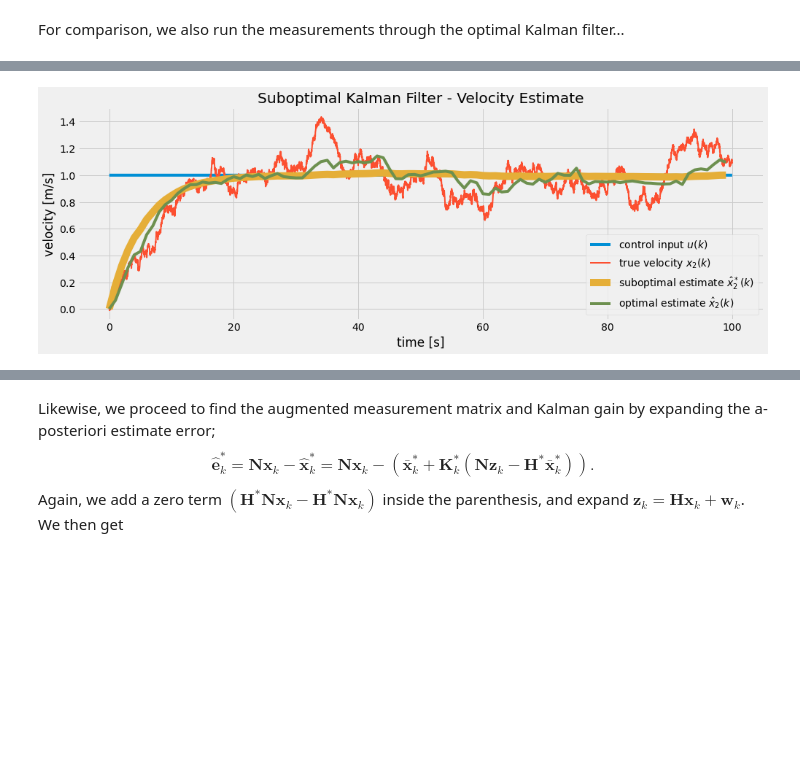
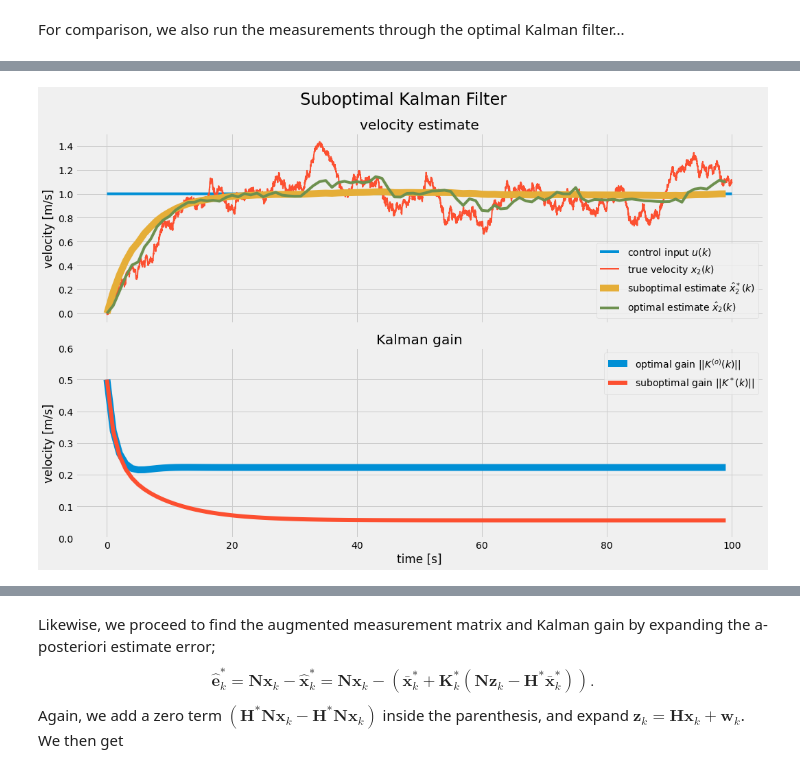
Before and after one commit to fonstelien/TEK4050, a Jupyter notebook: project/project.ipynb, the cells around one changed output, grey strips where cells are left out. Cells and saved outputs as stored; diff of their text form; code cells hidden in the pictures; blank space fills up the shorter version.

```diff
--- a/project/project.ipynb
+++ b/project/project.ipynb
@@ -1071,3 +1077,6 @@ FiF, LaF, GaF = c2d_stochastic(FF, LF, GF, QF, dt*mi)
+# %%
+# Calculate Kalman gains using the suboptimal filter matrices
+K_s, _ = kalman_gains(FiF, GaF, P0F, HF, RF, nm)
 # %% [markdown]
 For comparison, we also run the measurements through the optimal Kalman filter...
 # %%
@@ -1093,17 +1090,27 @@ FiF, Fi
 # %%
-fig, axes = plt.subplots(ncols=1, nrows=1, sharex=True, sharey=False, figsize=(15,5))
+fig, axes = plt.subplots(ncols=1, nrows=2, sharex=True, sharey=False, figsize=(15,10))
+fig.suptitle(r'Suboptimal Kalman Filter', fontsize=24)
 
-ax = axes
-ax.set_title(r'Suboptimal Kalman Filter - Velocity Estimate')
+ax = axes[0]
+ax.set_title(r'velocity estimate')
 ax.plot(t, u[2])
 ax.plot(t, xs[1], lw=2)
 ax.plot(tm, x_hat_s[1], lw=10)
 ax.plot(tm, x_hat_o[1])
 ax.legend([r'control input $u(k)$', r'true velocity $x_2(k)$', r'suboptimal estimate $\hat{x}^*_2(k)$', r'optimal estimate $\hat{x}_2(k)$'])
+ax.set_ylabel('velocity [m/s]')
+
+ax = axes[1]
+ax.set_title(r'Kalman gain')
+ax.plot(tm, norm(K, axis=(1,2)), lw=10)
+ax.plot(tm, norm(K_s, axis=(1,2)), lw=6)
+ax.set_ylim((0,.6))
+ax.legend([r'optimal gain $||K^{(o)}(k)||$', r'suboptimal gain $||K^*(k)||$'])
 ax.set_xlabel('time [s]')
 ax.set_ylabel('velocity [m/s]')
 
+fig.tight_layout()
 plt.show()
 # %% [output]
-[figure, old version]
+[figure, new version]
 # %% [markdown]
```
Also changed, not shown: parts of 9 cells of this notebook, 1 other file.
